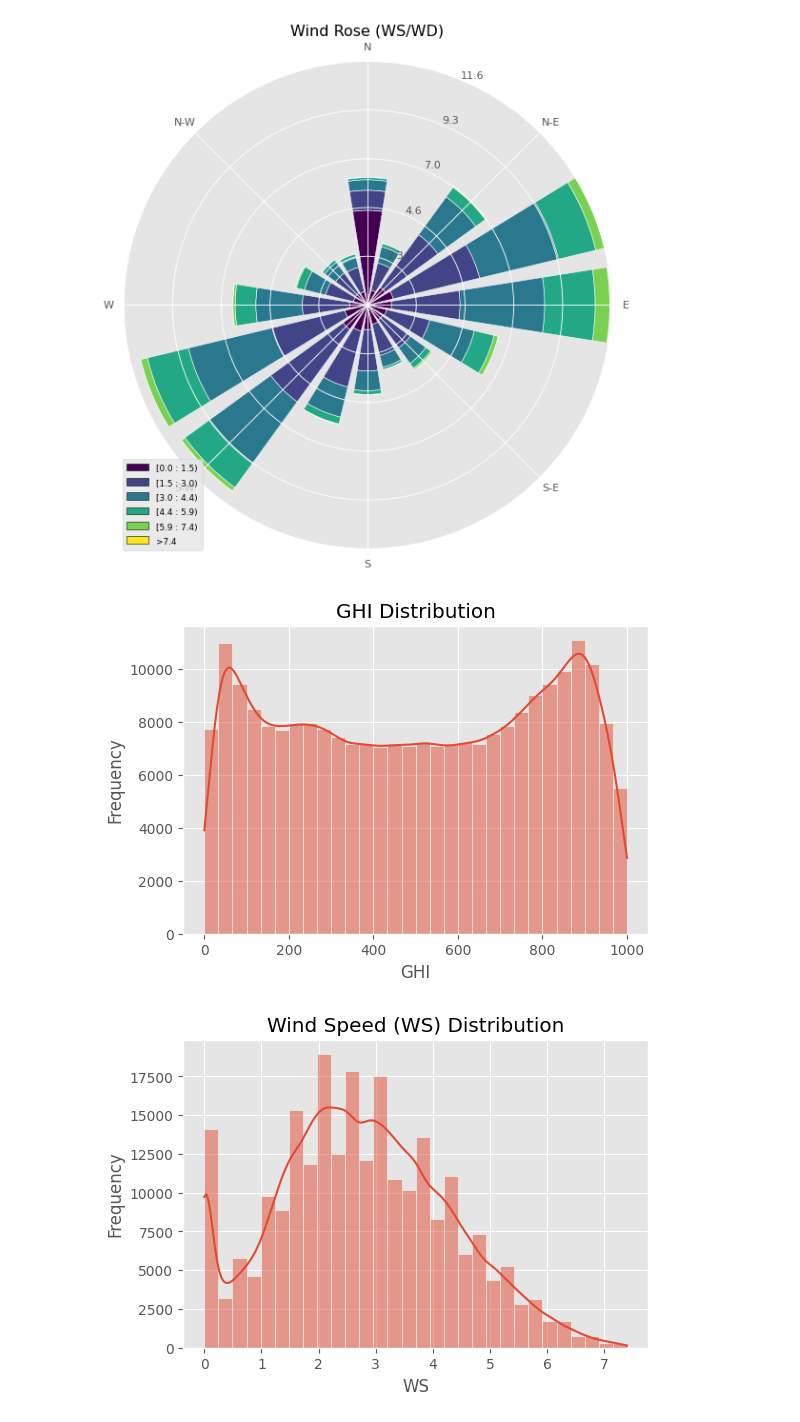
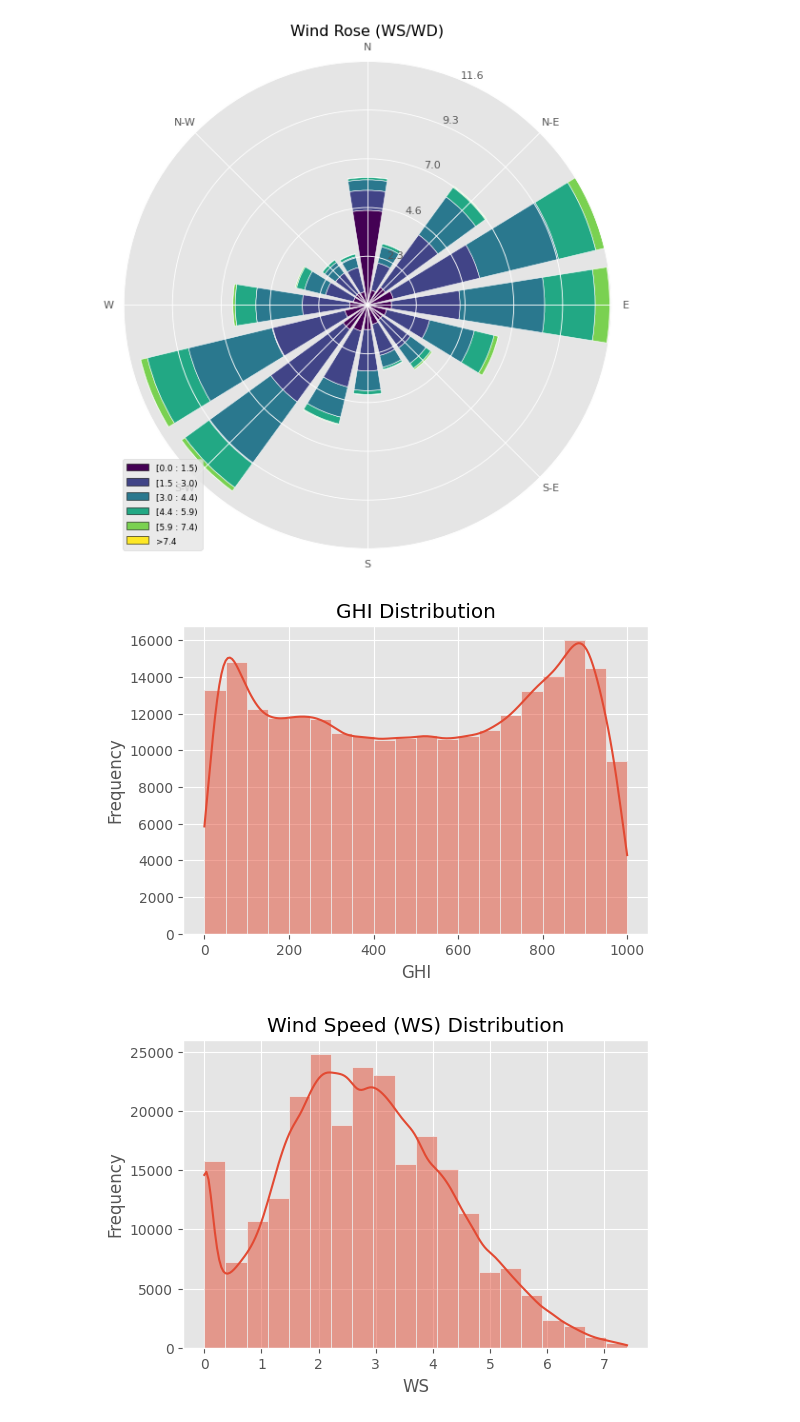
Before and after one commit to estif-lul/solar-challenge-week0, a Jupyter notebook: src/notebooks/benin_eda.ipynb, the cells around one changed output. Cells and saved outputs as stored; diff of their text form; code cells hidden in the pictures.

```diff
--- a/src/notebooks/benin_eda.ipynb
+++ b/src/notebooks/benin_eda.ipynb
@@ -255,22 +255,22 @@ plt.show()
 # %%
 # Histogram for GHI
 plt.figure(figsize=(6, 4))
-sns.histplot(df_cleaned['GHI'], bins=30, kde=True)
+sns.histplot(df_cleaned['GHI'], bins=20, kde=True)
 plt.title("GHI Distribution")
 plt.xlabel("GHI")
 plt.ylabel("Frequency")
 plt.show()
 
 # Histogram for WS
 plt.figure(figsize=(6, 4))
-sns.histplot(df_cleaned['WS'], bins=30, kde=True)
+sns.histplot(df_cleaned['WS'], bins=20, kde=True)
 plt.title("Wind Speed (WS) Distribution")
 plt.xlabel("WS")
 plt.ylabel("Frequency")
 plt.show()
 # %% [output]
-[figure, old version]
+[figure, new version]
-[figure, old version]
+[figure, new version]
 # %%
 # Bubble chart: GHI vs. Tamb, bubble size = RH
 plt.figure(figsize=(8, 6))
```
Also changed, not shown: parts of 5 cells of this notebook, 2 other files.
